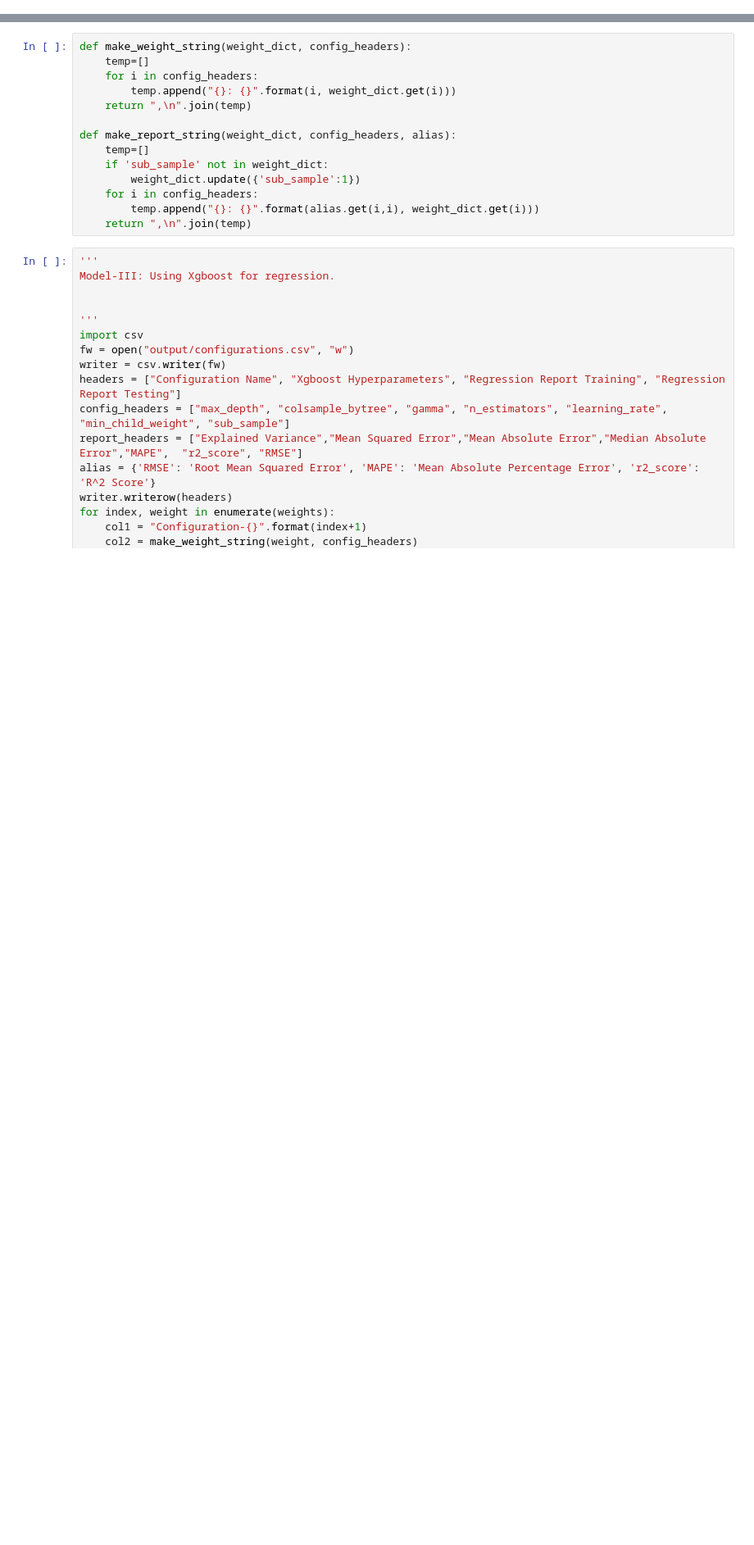
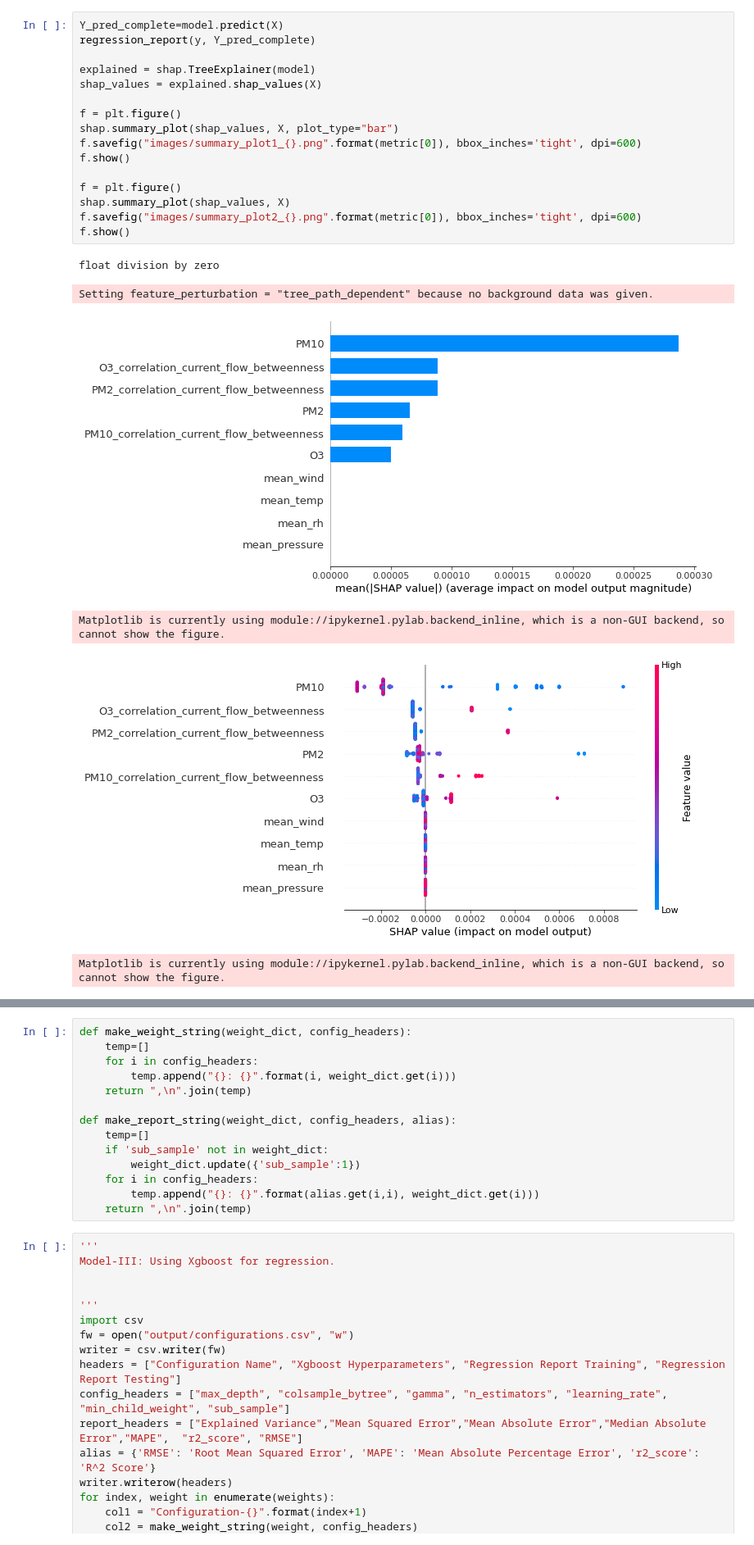
Before and after one commit to newtein/pollution_science, a Jupyter notebook: data_modelling_v2_hyperparameter_tuning.ipynb, the cells around one changed output, grey strips where cells are left out. Shown: that part at 82% size. Saved outputs shown, nothing was run; the diff lists cells and outputs as text; blank space fills up the shorter version.

Commit message:
prediction final

```diff
--- a/data_modelling_v2_hyperparameter_tuning.ipynb
+++ b/data_modelling_v2_hyperparameter_tuning.ipynb
@@ -174,0 +255,23 @@ weights[2]
+# %%
+Y_pred_complete=model.predict(X)
+regression_report(y, Y_pred_complete)
+
+explained = shap.TreeExplainer(model)
+shap_values = explained.shap_values(X)
+
+f = plt.figure()
+shap.summary_plot(shap_values, X, plot_type="bar")
+f.savefig("images/summary_plot1_{}.png".format(metric[0]), bbox_inches='tight', dpi=600)
+f.show()
+
+f = plt.figure()
+shap.summary_plot(shap_values, X)
+f.savefig("images/summary_plot2_{}.png".format(metric[0]), bbox_inches='tight', dpi=600)
+f.show()
+# %% [output]
+float division by zero
+Setting feature_perturbation = "tree_path_dependent" because no background data was given.
+[figure, added]
+Matplotlib is currently using module://ipykernel.pylab.backend_inline, which is a non-GUI backend, so cannot show the figure.
+[figure, added]
+Matplotlib is currently using module://ipykernel.pylab.backend_inline, which is a non-GUI backend, so cannot show the figure.
```
Also changed, not shown: parts of 32 cells of this notebook.
